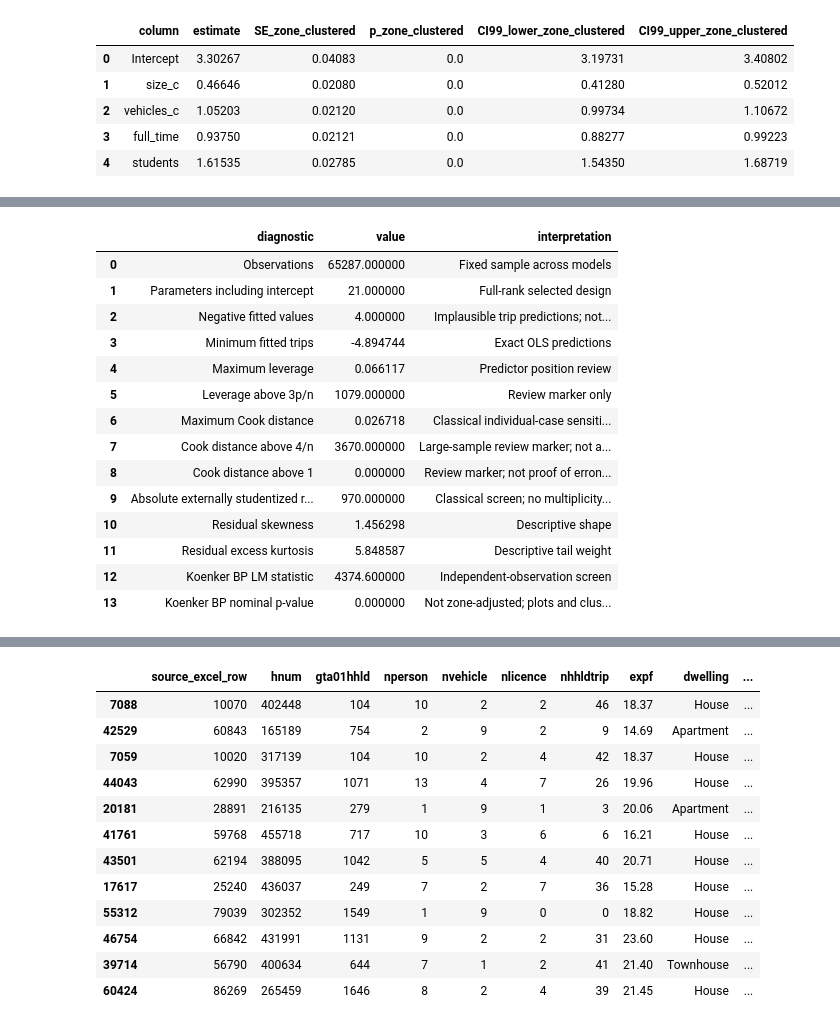
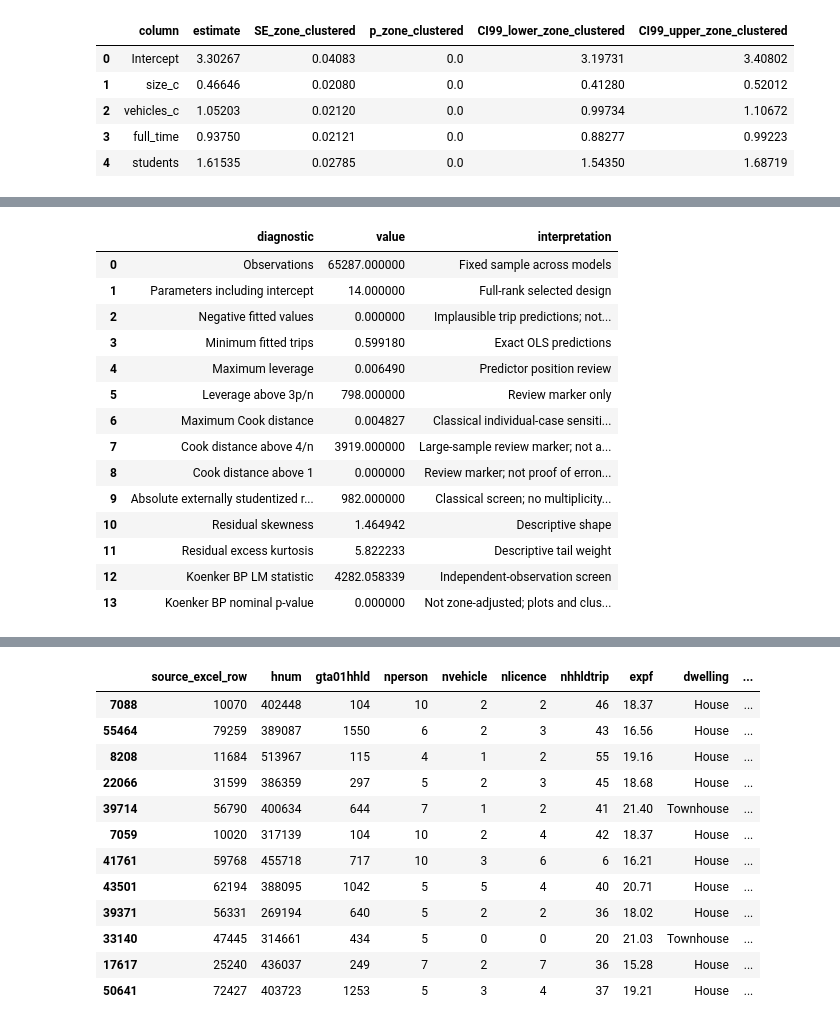
Before and after one commit to kingmartn/trp630termpaper, a Jupyter notebook: MLR_regression.ipynb, the cells around one changed output, grey strips where cells are left out. Saved outputs shown, nothing was run; the diff lists cells and outputs as text; code cells hidden in the pictures.

```diff
--- a/MLR_regression.ipynb
+++ b/MLR_regression.ipynb
@@ -9,6 +9,8 @@ import time
 import numpy as np
 import pandas as pd
 import matplotlib.pyplot as plt
+from matplotlib.colors import LinearSegmentedColormap
+from cycler import cycler
 from scipy import stats
 import statsmodels.api as sm
 from statsmodels.stats.diagnostic import het_breuschpagan
@@ -27,7 +29,7 @@ for folder in [WORK, OUTPUT, FIGURES]:
 
 ALPHA = 0.01
 HIGH_VEHICLE_CUTOFF = 10
-PROTECTED_EFFECTS = {'size'}
+PROTECTED_EFFECTS = set()
 IC_IMPROVEMENT_TOLERANCE = 1e-8
 FIELDS = ['hnum', 'gta01hhld', 'dwelltype', 'rec-mail', 'n-call', 'tripday',
           'nperson', 'nvehicle', 'nlicence', 'nempft', 'nemppt', 'nemphome',
@@ -44,9 +46,16 @@ def format_pvalue(value):
     if value < 1e-300:
         return '<1e-300'
     return f'{value:.3g}' if value < 1e-4 else f'{value:.5f}'
-plt.rcParams.update({'figure.facecolor': 'white', 'axes.facecolor': '#FAFCFF',
-                     'font.size': 10, 'axes.spines.top': False, 'axes.spines.right': False})
-BLUE, ORANGE, TEAL = '#2563EB', '#E99416', '#0F9C91'
+BLUE, ORANGE, TEAL, CORAL, INK = '#2673B8', '#E9A23B', '#2E9B8A', '#D96B55', '#253746'
+WARM_HEAT = LinearSegmentedColormap.from_list(
+    'trip_warm', ['#FFF7E8','#FBE0A3','#F2B75F','#D9843D','#A95532'])
+WARM_HEAT.set_bad('#F2EFE8')
+plt.rcParams.update({'figure.facecolor':'white','axes.facecolor':'#FFFCF7',
+    'axes.edgecolor':INK,'axes.labelcolor':INK,'text.color':INK,
+    'xtick.color':INK,'ytick.color':INK,'font.size':10,
+    'axes.spines.top':False,'axes.spines.right':False,
+    'axes.prop_cycle':cycler(color=[BLUE,ORANGE,TEAL,CORAL,'#8A914B']),
+    'pdf.fonttype':42})
 
 WORKBOOK_SHEETS = OrderedDict()
 
@@ -175,8 +192,6 @@ features['drivers_c'] = trial['nlicence'] - 2
 for name, field in [('full_time', 'nempft'), ('part_time', 'nemppt'),
                     ('home_workers', 'nemphome'), ('students', 'nstudent'), ('workers', 'workers')]:
     features[name] = trial[field].astype(float)
-features['size_c_squared'] = features['size_c'] ** 2
-features['vehicles_c_squared'] = features['vehicles_c'] ** 2
 features['size_x_drivers'] = features['size_c'] * features['drivers_c']
 features['size_x_vehicles'] = features['size_c'] * features['vehicles_c']
 CATEGORY_LEVELS = OrderedDict([
@@ -197,12 +212,10 @@ EFFECT_COLUMNS = OrderedDict([
     ('dwelling', ['dwelling_Apartment', 'dwelling_Townhouse']),
     ('weekday', [f'weekday_{x}' for x in CATEGORY_LEVELS['weekday'][1:]]),
     ('region', [f'region_{x}' for x in CATEGORY_LEVELS['region'][1:]]),
-    ('size_squared', ['size_c_squared']), ('vehicles_squared', ['vehicles_c_squared']),
     ('size_by_drivers', ['size_x_drivers']), ('size_by_vehicles', ['size_x_vehicles']),
 ])
-PARENTS = {'size_squared': {'size'}, 'vehicles_squared': {'vehicles'},
-           'size_by_drivers': {'size', 'drivers'}, 'size_by_vehicles': {'size', 'vehicles'}}
-SEARCH_EFFECTS = tuple(effect for effect in EFFECT_COLUMNS if effect != 'size')
+PARENTS = {'size_by_drivers': {'size', 'drivers'}, 'size_by_vehicles': {'size', 'vehicles'}}
+SEARCH_EFFECTS = tuple(EFFECT_COLUMNS)
 
 def canonical(effects):
     return tuple(e for e in EFFECT_COLUMNS if e in effects)
@@ -327,7 +340,7 @@ column_position = {name: i for i, name in enumerate(all_columns)}
 candidate_rows = []
 
 for chosen_bits in product((False, True), repeat=len(SEARCH_EFFECTS)):
-    effects = canonical(['size'] + [name for name, flag in zip(SEARCH_EFFECTS, chosen_bits) if flag])
+    effects = canonical([name for name, flag in zip(SEARCH_EFFECTS, chosen_bits) if flag])
     try:
         validate_effects(effects)
     except AssertionError:
@@ -353,7 +366,7 @@ save_table('MLR04_all_candidates', all_candidates)
 screen_rows = []
 chosen_effects = None
 for row in all_candidates.itertuples():
-    effects = tuple(row.effects.split(' + '))
+    effects = tuple(filter(None,row.effects.split(' + ')))
     info = evaluate(effects)
     failures = [test for test in info['effect_tests']
                 if removal_status(test['effect'], effects)[0] and test['p_clustered'] >= ALPHA]
@@ -426,11 +439,12 @@ for col in ['p_zone_clustered', 'p_classical']:
     coefficient_display[col] = coefficients[col].map(format_pvalue)
 display(coefficient_display)
 
-additive_terms = {'size_squared', 'vehicles_squared', 'size_by_drivers', 'size_by_vehicles'}
+additive_terms = {'size_by_drivers', 'size_by_vehicles'}
 best_additive_row = all_candidates.loc[~all_candidates['effects'].map(
     lambda label: bool(set(label.split(' + ')) & additive_terms))].iloc[0]
-best_additive_effects = tuple(best_additive_row['effects'].split(' + '))
+best_additive_effects = tuple(filter(None,best_additive_row['effects'].split(' + ')))
 benchmarks = []
+benchmark_predictions = {}
 for name, effects in [('Intercept-only mean', ()), ('Simple four-predictor model', simple_effects),
                       ('Size and licensed drivers', ('size', 'drivers')),
                       ('Best additive linear model', best_additive_effects),
@@ -440,6 +454,7 @@ for name, effects in [('Intercept-only mean', ()), ('Simple four-predictor model
     test_matrix, _ = build_matrix(effects, test_features)
     test_prediction = test_matrix @ np.asarray(fit.params)
     test_error = test_prediction - test_y
+    benchmark_predictions[name] = test_prediction
     benchmarks.append({'model': name, 'effects': ' + '.join(canonical(effects)),
         'parameters': info['stats']['parameters'], 'train_rmse': info['stats']['rmse_in_sample'],
         'train_mae': info['stats']['mae_in_sample'], 'test_rmse': np.sqrt(np.mean(test_error ** 2)),
@@ -449,6 +464,9 @@ benchmarks = save_table('MLR10_benchmarks', pd.DataFrame(benchmarks))
 display(benchmarks.round(4))
 test_matrix, _ = build_matrix(chosen_effects, test_features)
 test_predicted = test_matrix @ np.asarray(selected_ols.params)
+assert np.allclose(test_predicted, benchmark_predictions['Selected alternative model'])
+size_driver_test_predicted = benchmark_predictions['Size and licensed drivers']
+simple_test_predicted = benchmark_predictions['Simple four-predictor model']
 test_error = test_predicted - test_y
 
 selected_payload = {
@@ -555,6 +566,8 @@ save_table('Training_predictions', predictions)
 test_predictions = test_trial[['source_excel_row', 'hnum', 'gta01hhld', 'nperson', 'nvehicle',
     'nlicence', 'nhhldtrip', 'expf', 'dwelling', 'weekday', 'region']].copy()
 test_predictions['predicted_trips'] = test_predicted
+test_predictions['size_driver_regression_predicted'] = size_driver_test_predicted
+test_predictions['simple_regression_predicted'] = simple_test_predicted
 test_predictions['residual_observed_minus_predicted'] = test_y - test_predicted
 test_predictions['evaluation'] = 'Reserved test'
 save_table('Test_predictions', test_predictions)
@@ -573,17 +586,17 @@ display(predictions.nlargest(12, 'cooks_distance_classical'))
 # %% [output]
 |  | diagnostic | value | interpretation |
 | 0 | Observations | 65287.000000 | Fixed sample across models |
-| 1 | Parameters including intercept | 21.000000 | Full-rank selected design |
-| 2 | Negative fitted values | 4.000000 | Implausible trip predictions; not... |
-| 3 | Minimum fitted trips | -4.894744 | Exact OLS predictions |
-| 4 | Maximum leverage | 0.066117 | Predictor position review |
-| 5 | Leverage above 3p/n | 1079.000000 | Review marker only |
-| 6 | Maximum Cook distance | 0.026718 | Classical individual-case sensiti... |
-| 7 | Cook distance above 4/n | 3670.000000 | Large-sample review marker; not a... |
+| 1 | Parameters including intercept | 14.000000 | Full-rank selected design |
+| 2 | Negative fitted values | 0.000000 | Implausible trip predictions; not... |
+| 3 | Minimum fitted trips | 0.599180 | Exact OLS predictions |
+| 4 | Maximum leverage | 0.006490 | Predictor position review |
+| 5 | Leverage above 3p/n | 798.000000 | Review marker only |
+| 6 | Maximum Cook distance | 0.004827 | Classical individual-case sensiti... |
+| 7 | Cook distance above 4/n | 3919.000000 | Large-sample review marker; not a... |
 | 8 | Cook distance above 1 | 0.000000 | Review marker; not proof of erron... |
-| 9 | Absolute externally studentized r... | 970.000000 | Classical screen; no multiplicity... |
-| 10 | Residual skewness | 1.456298 | Descriptive shape |
-| 11 | Residual excess kurtosis | 5.848587 | Descriptive tail weight |
-| 12 | Koenker BP LM statistic | 4374.600000 | Independent-observation screen |
+| 9 | Absolute externally studentized r... | 982.000000 | Classical screen; no multiplicity... |
+| 10 | Residual skewness | 1.464942 | Descriptive shape |
+| 11 | Residual excess kurtosis | 5.822233 | Descriptive tail weight |
+| 12 | Koenker BP LM statistic | 4282.058339 | Independent-observation screen |
 | 13 | Koenker BP nominal p-value | 0.000000 | Not zone-adjusted; plots and clus... |
 |  | column | effect | VIF | interpretation |
@@ -606,15 +616,15 @@ display(predictions.nlargest(12, 'cooks_distance_classical'))
 |  | source_excel_row | hnum | gta01hhld | nperson | nvehicle | nlicence | nhhldtrip | expf | dwelling | ... |
 | 7088 | 10070 | 402448 | 104 | 10 | 2 | 2 | 46 | 18.37 | House | ... |
-| 42529 | 60843 | 165189 | 754 | 2 | 9 | 2 | 9 | 14.69 | Apartment | ... |
+| 55464 | 79259 | 389087 | 1550 | 6 | 2 | 3 | 43 | 16.56 | House | ... |
+| 8208 | 11684 | 513967 | 115 | 4 | 1 | 2 | 55 | 19.16 | House | ... |
+| 22066 | 31599 | 386359 | 297 | 5 | 2 | 3 | 45 | 18.68 | House | ... |
+| 39714 | 56790 | 400634 | 644 | 7 | 1 | 2 | 41 | 21.40 | Townhouse | ... |
 | 7059 | 10020 | 317139 | 104 | 10 | 2 | 4 | 42 | 18.37 | House | ... |
-| 44043 | 62990 | 395357 | 1071 | 13 | 4 | 7 | 26 | 19.96 | House | ... |
-| 20181 | 28891 | 216135 | 279 | 1 | 9 | 1 | 3 | 20.06 | Apartment | ... |
 | 41761 | 59768 | 455718 | 717 | 10 | 3 | 6 | 6 | 16.21 | House | ... |
 | 43501 | 62194 | 388095 | 1042 | 5 | 5 | 4 | 40 | 20.71 | House | ... |
+| 39371 | 56331 | 269194 | 640 | 5 | 2 | 2 | 36 | 18.02 | House | ... |
+| 33140 | 47445 | 314661 | 434 | 5 | 0 | 0 | 20 | 21.03 | Townhouse | ... |
 | 17617 | 25240 | 436037 | 249 | 7 | 2 | 7 | 36 | 15.28 | House | ... |
-| 55312 | 79039 | 302352 | 1549 | 1 | 9 | 0 | 0 | 18.82 | House | ... |
-| 46754 | 66842 | 431991 | 1131 | 9 | 2 | 2 | 31 | 23.60 | House | ... |
-| 39714 | 56790 | 400634 | 644 | 7 | 1 | 2 | 41 | 21.40 | Townhouse | ... |
-| 60424 | 86269 | 265459 | 1646 | 8 | 2 | 4 | 39 | 21.45 | House | ... |
+| 50641 | 72427 | 403723 | 1253 | 5 | 3 | 4 | 37 | 19.21 | House | ... |
 # %%
 fig, axes = plt.subplots(2, 2, figsize=(12, 9))
```
Also changed, not shown: parts of 7 cells of this notebook, 57 other files.
